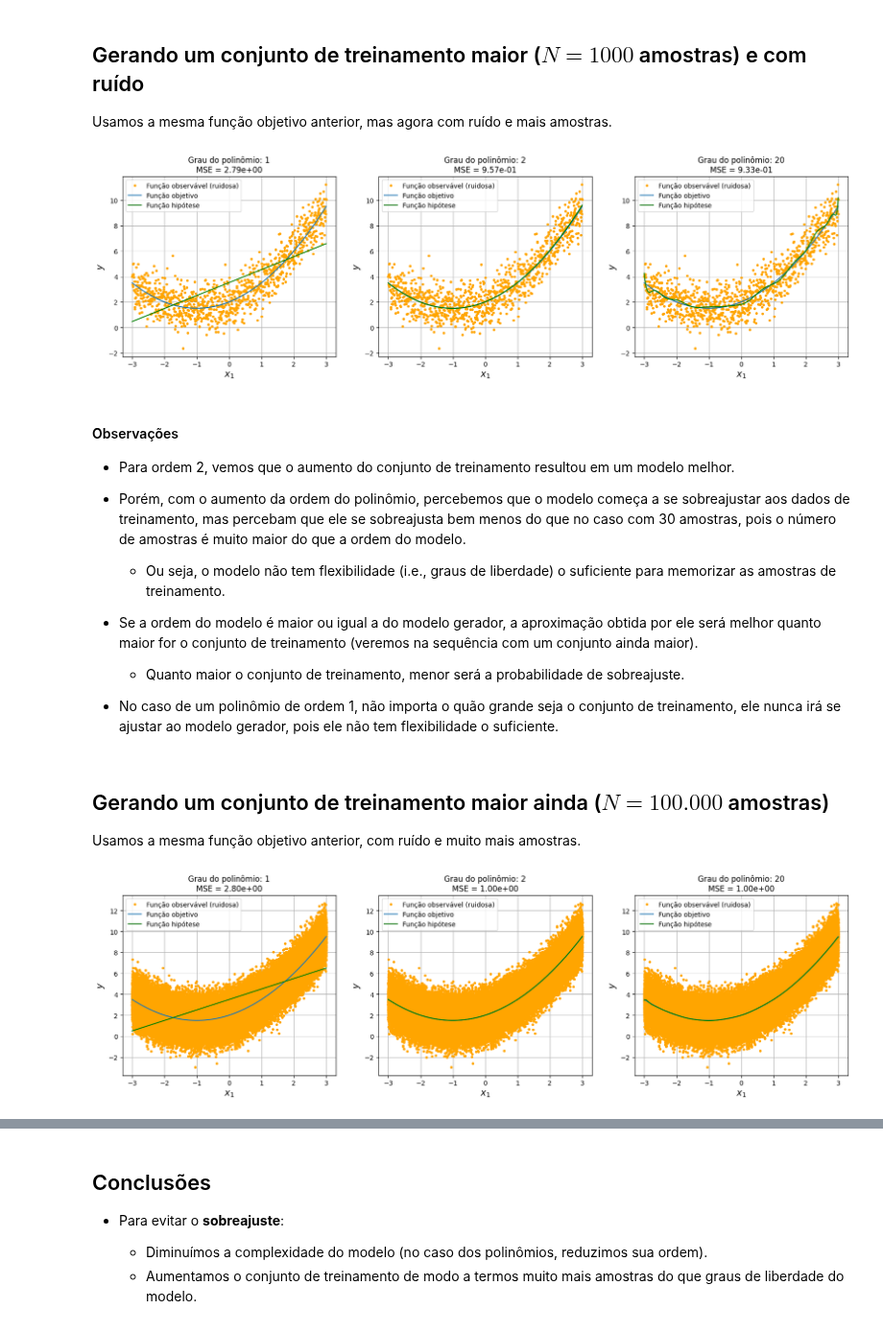
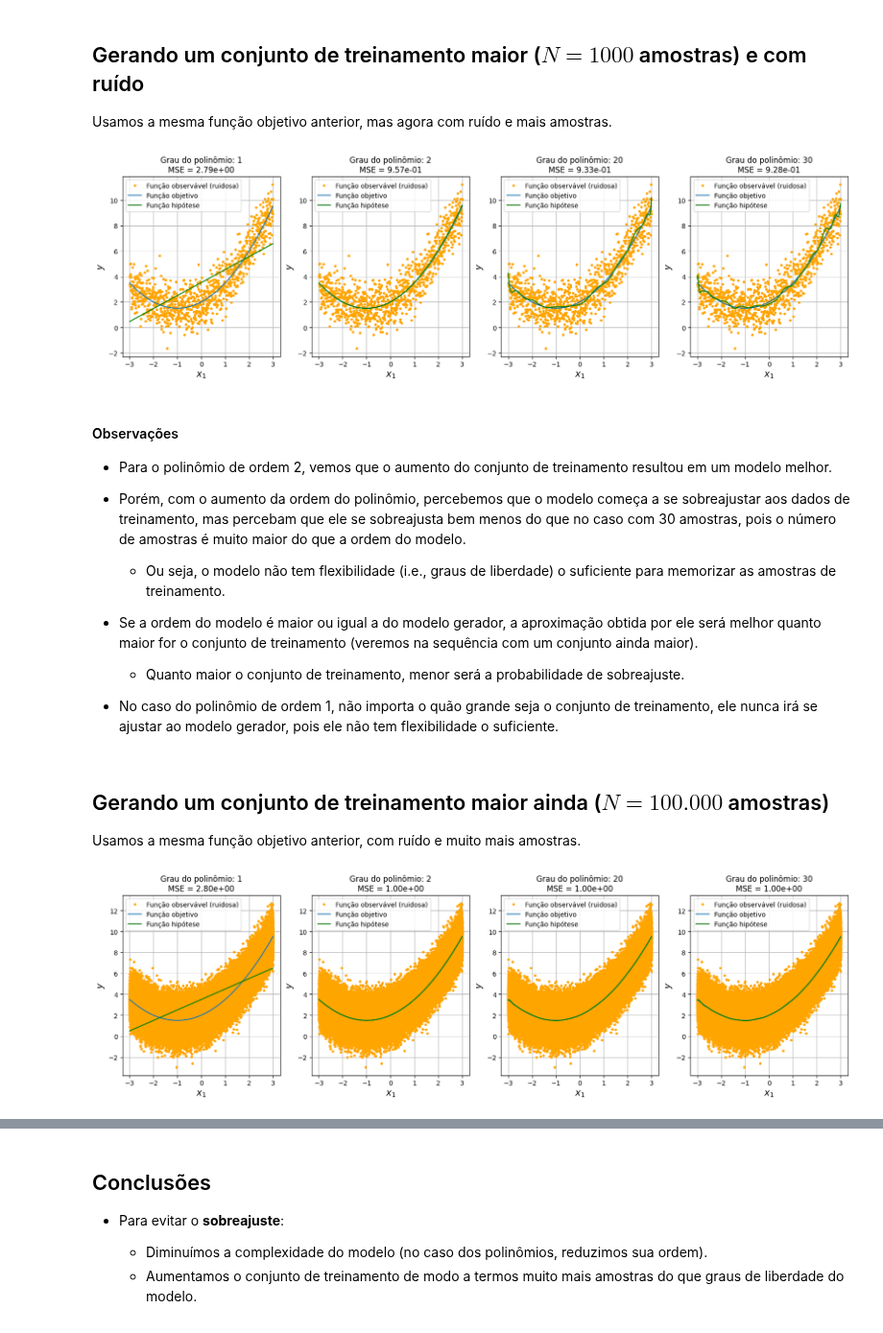
Before and after one commit to zz4fap/t319_aprendizado_de_maquina, a Jupyter notebook: notebooks/regression/polynomial_regression.ipynb, the cells around one changed output, grey strips where cells are left out. Shown at 96% size. Saved outputs shown, nothing was run; the diff lists cells and outputs as text; code cells hidden in the pictures.

```diff
--- a/notebooks/regression/polynomial_regression.ipynb
+++ b/notebooks/regression/polynomial_regression.ipynb
@@ -253,7 +253,7 @@ w = np.random.randn(N, 1)
 y_noisy = y + w
 # %%
 # Polinomial degrees to be tested.
-degrees = [1, 2, 20]
+degrees = [1, 2, 20, 30]
 
 plt.figure(figsize=(20, 5))
 for i in range(len(degrees)):
@@ -295,11 +295,11 @@ for i in range(len(degrees)):
 # Show the plot.
 plt.show()
 # %% [output]
-[figure, old version]
+[figure, new version]
 # %% [markdown]
 #### Observações
 
-+ Para ordem 2, vemos que o aumento do conjunto de treinamento resultou em um modelo melhor.
++ Para o polinômio de ordem 2, vemos que o aumento do conjunto de treinamento resultou em um modelo melhor.
 
 
 + Porém, com o aumento da ordem do polinômio, percebemos que o modelo começa a se sobreajustar aos dados de treinamento, mas percebam que ele se sobreajusta bem menos do que no caso com 30 amostras, pois o número de amostras é muito maior do que a ordem do modelo.
@@ -308,7 +308,7 @@ plt.show()
 + Se a ordem do modelo é maior ou igual a do modelo gerador, a aproximação obtida por ele será melhor quanto maior for o conjunto de treinamento (veremos na sequência com um conjunto ainda maior).
   + Quanto maior o conjunto de treinamento, menor será a probabilidade de sobreajuste.
 
-+ No caso de um polinômio de ordem 1, não importa o quão grande seja o conjunto de treinamento, ele nunca irá se ajustar ao modelo gerador, pois ele não tem flexibilidade o suficiente.
++ No caso do polinômio de ordem 1, não importa o quão grande seja o conjunto de treinamento, ele nunca irá se ajustar ao modelo gerador, pois ele não tem flexibilidade o suficiente.
 # %% [markdown]
 ## Gerando um conjunto de treinamento maior ainda ($N = 100.000$ amostras)
 
@@ -333,7 +333,7 @@ w = np.random.randn(N, 1)
 y_noisy = y + w
 # %%
 # Polinomial degrees to be tested.
-degrees = [1, 2, 20]
+degrees = [1, 2, 20, 30]
 
 plt.figure(figsize=(20, 5))
 for i in range(len(degrees)):
@@ -348,34 +348,34 @@ for i in range(len(degrees)):
 
     # Create a pipeline of actions.
     polynomial_regression = Pipeline([
         ("poly", poly),
         ("scaler", scaler),
         ("reg", reg),
     ])
 
     # Train the polinomial model, i.e., the hypothesis.
     polynomial_regression.fit(x1, y_noisy)
 
     # Use the trained model for prediction.
     y_pred = polynomial_regression.predict(x1)
 
     # Calculate the Mean Squared Error (MSE) between target and predicted values.
     mse = mean_squared_error(y_noisy, y_pred)
 
     # Comparação entre as funções objetivo, observável e hipótese.
     plt.plot(x1, y_noisy, '.', color='orange', label='Função observável (ruidosa)')
     plt.plot(x1, y, label='Função objetivo')
     plt.plot(x1, y_pred, 'g', label='Função hipótese')
     plt.legend(loc='best')
     plt.xlabel('$x_1$', fontsize=14)
     plt.ylabel('$y$', fontsize=14)
     plt.grid()
     plt.title("Grau do polinômio: {}\nMSE = {:.2e}".format(degrees[i], mse))
 
 # Show the plot.
 plt.show()
 # %% [output]
-[figure, old version]
+[figure, new version]
 # %% [markdown]
 #### Observações
 
```
Also changed, not shown: parts of 1 cell of this notebook.
